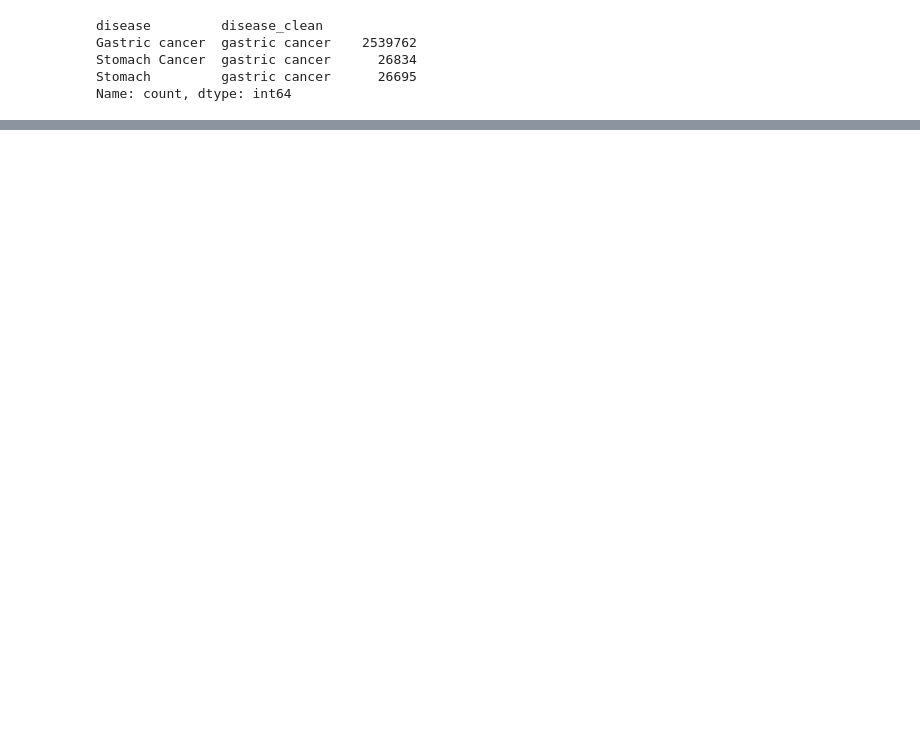
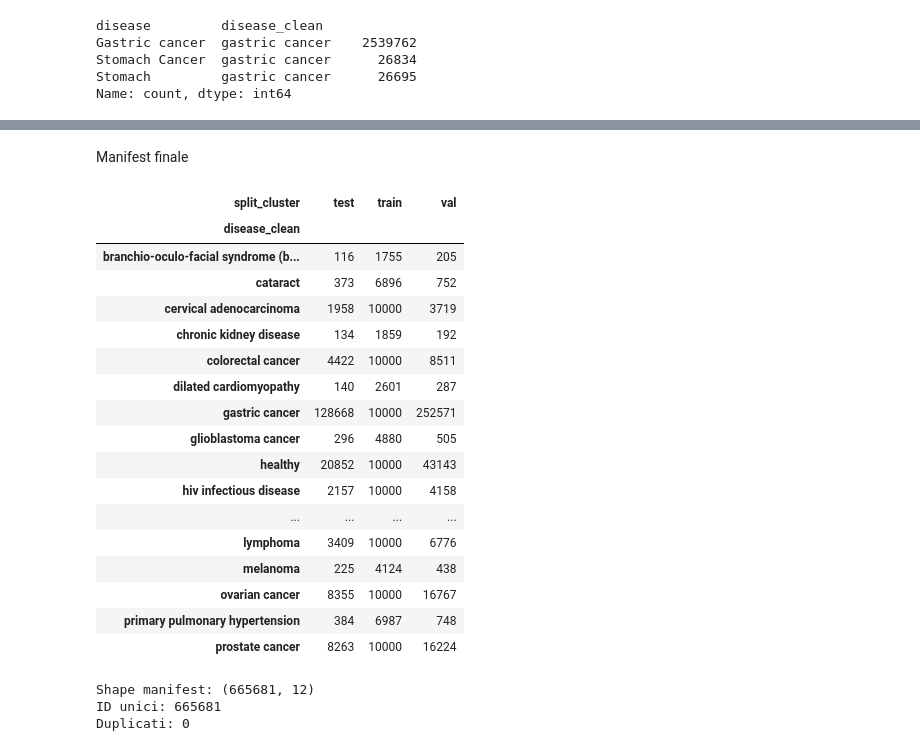
Before and after one commit to FLaTNNBio/eccdna_fcgr_siamese, a Jupyter notebook: notebooks/01_dataset_exploration.ipynb, the cells around one changed output, grey strips where cells are left out. Drawn from its saved outputs; the diff is of its cells as text; code cells hidden in the pictures; blank space fills up the shorter version.

```diff
--- a/notebooks/01_dataset_exploration.ipynb
+++ b/notebooks/01_dataset_exploration.ipynb
@@ -1073,0 +1542,3 @@ Name: count, dtype: int64
+# %%
+MAX_TRAIN_PER_CLASS = 10_000
+RANDOM_STATE = 42
@@ -1073,0 +1585,16 @@ Name: count, dtype: int64
+# %%
+train_manifest = downsample_training_set(
+    experiment_metadata,
+    EXPERIMENT_CLASSES,
+    MAX_TRAIN_PER_CLASS,
+    RANDOM_STATE
+)
+# %%
+val_manifest = experiment_metadata[
+    experiment_metadata["split_cluster"] == "val"
+].copy()
+
+
+test_manifest = experiment_metadata[
+    experiment_metadata["split_cluster"] == "test"
+].copy()
@@ -1073,0 +1686,37 @@ Name: count, dtype: int64
+# %% [markdown]
+Manifest finale
+# %%
+siamese_manifest = pd.concat(
+    [
+        train_manifest,
+        val_manifest,
+        test_manifest
+    ],
+    ignore_index=True
+)
+# %%
+manifest_counts = pd.crosstab(
+    siamese_manifest["disease_clean"],
+    siamese_manifest["split_cluster"]
+)
+
+manifest_counts
+# %% [output]
+| split_cluster | test | train | val |
+| disease_clean |  |  |  |
+| branchio-oculo-facial syndrome (b... | 116 | 1755 | 205 |
+| cataract | 373 | 6896 | 752 |
+| cervical adenocarcinoma | 1958 | 10000 | 3719 |
+| chronic kidney disease | 134 | 1859 | 192 |
+| colorectal cancer | 4422 | 10000 | 8511 |
+| dilated cardiomyopathy | 140 | 2601 | 287 |
+| gastric cancer | 128668 | 10000 | 252571 |
+| glioblastoma cancer | 296 | 4880 | 505 |
+| healthy | 20852 | 10000 | 43143 |
+| hiv infectious disease | 2157 | 10000 | 4158 |
+| ... | ... | ... | ... |
+| lymphoma | 3409 | 10000 | 6776 |
+| melanoma | 225 | 4124 | 438 |
+| ovarian cancer | 8355 | 10000 | 16767 |
+| primary pulmonary hypertension | 384 | 6987 | 748 |
+| prostate cancer | 8263 | 10000 | 16224 |
@@ -1074,3 +1745,22 @@ Name: count, dtype: int64
+# %%
+print(
+    "Shape manifest:",
+    siamese_manifest.shape
+)
+
+print(
+    "ID unici:",
+    siamese_manifest["id"].nunique()
+)
+
+print(
+    "Duplicati:",
+    siamese_manifest["id"].duplicated().sum()
+)
+# %% [output]
+Shape manifest: (665681, 12)
+ID unici: 665681
+Duplicati: 0
 # %%
 PROCESSED_DIR = (
     PROJECT_ROOT
```
Also changed, not shown: parts of 46 cells of this notebook, 13 other files.
